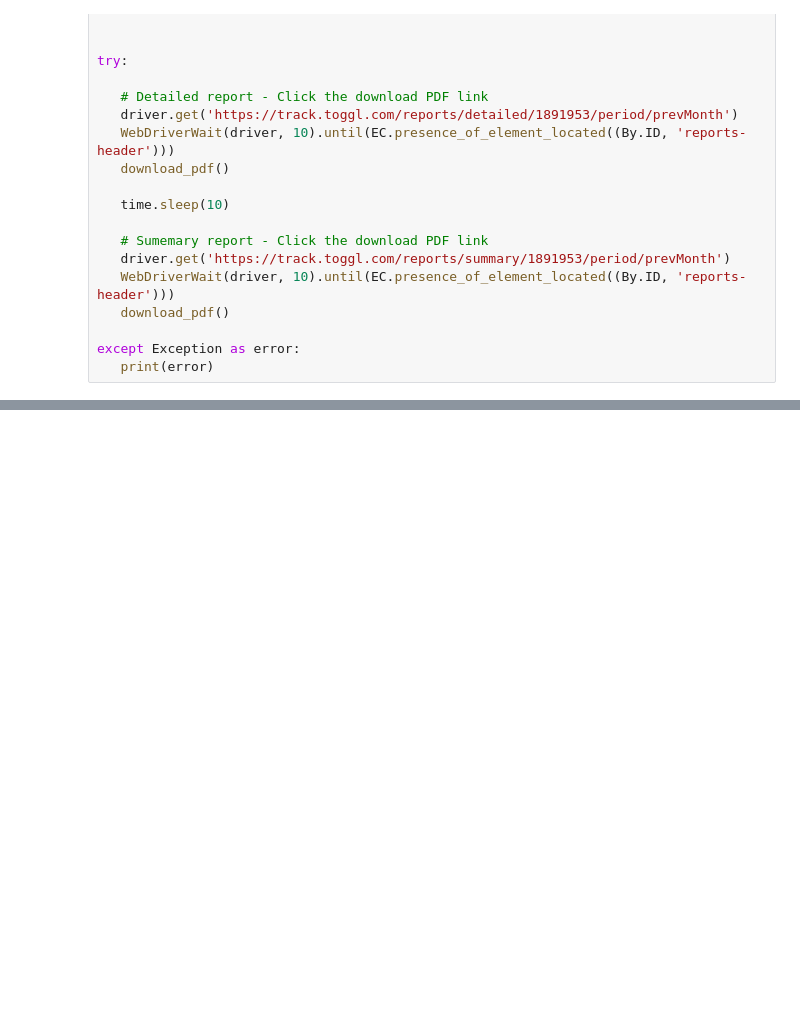
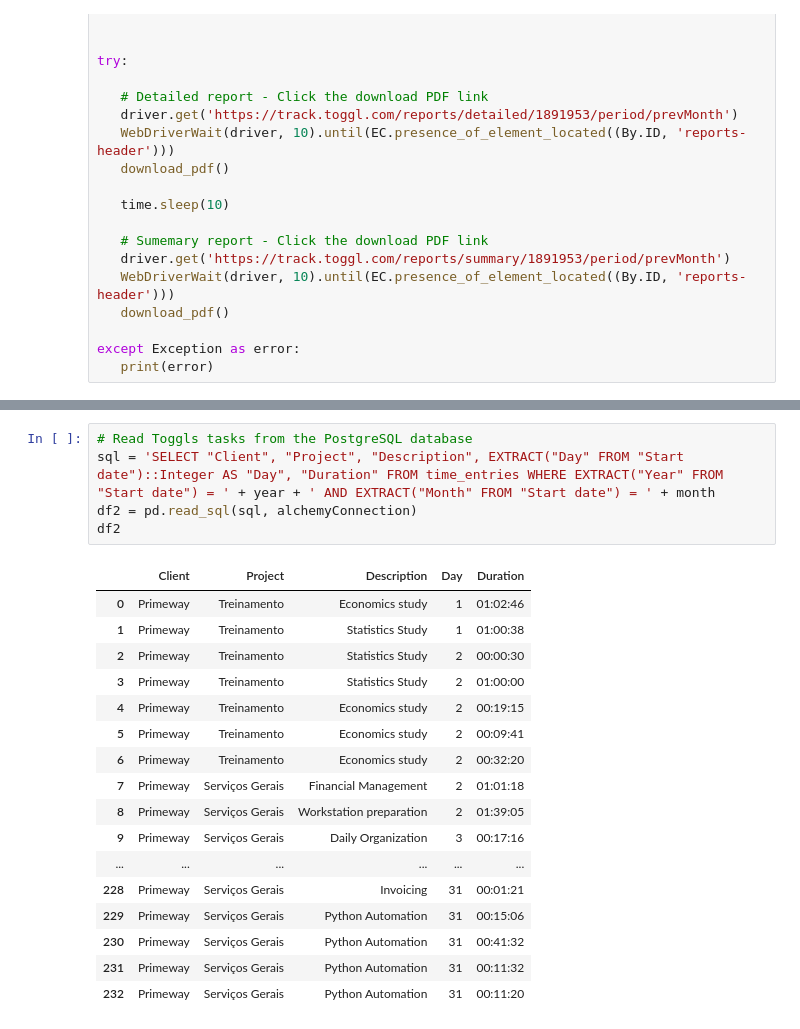
Before and after one commit to olcarvalho/Administrative-Tasks-Automation, a Jupyter notebook: Monthly-Accounting.ipynb, the cells around one changed output, grey strips where cells are left out. Cells and saved outputs as stored; diff of their text form; blank space fills up the shorter version.

Commit message:
Read time entries from  the database

```diff
--- a/Monthly-Accounting.ipynb
+++ b/Monthly-Accounting.ipynb
@@ -277,0 +248,23 @@ df
+# %%
+# Read Toggls tasks from the PostgreSQL database
+sql = 'SELECT "Client", "Project", "Description", EXTRACT("Day" FROM "Start date")::Integer AS "Day", "Duration" FROM time_entries WHERE EXTRACT("Year" FROM "Start date") = ' + year + ' AND EXTRACT("Month" FROM "Start date") = ' + month
+df2 = pd.read_sql(sql, alchemyConnection)
+df2
+# %% [output]
+|  | Client | Project | Description | Day | Duration |
+| 0 | Primeway | Treinamento | Economics study | 1 | 01:02:46 |
+| 1 | Primeway | Treinamento | Statistics Study | 1 | 01:00:38 |
+| 2 | Primeway | Treinamento | Statistics Study | 2 | 00:00:30 |
+| 3 | Primeway | Treinamento | Statistics Study | 2 | 01:00:00 |
+| 4 | Primeway | Treinamento | Economics study | 2 | 00:19:15 |
+| 5 | Primeway | Treinamento | Economics study | 2 | 00:09:41 |
+| 6 | Primeway | Treinamento | Economics study | 2 | 00:32:20 |
+| 7 | Primeway | Serviços Gerais | Financial Management | 2 | 01:01:18 |
+| 8 | Primeway | Serviços Gerais | Workstation preparation | 2 | 01:39:05 |
+| 9 | Primeway | Serviços Gerais | Daily Organization | 3 | 00:17:16 |
+| ... | ... | ... | ... | ... | ... |
+| 228 | Primeway | Serviços Gerais | Invoicing | 31 | 00:01:21 |
+| 229 | Primeway | Serviços Gerais | Python Automation | 31 | 00:15:06 |
+| 230 | Primeway | Serviços Gerais | Python Automation | 31 | 00:41:32 |
+| 231 | Primeway | Serviços Gerais | Python Automation | 31 | 00:11:32 |
+| 232 | Primeway | Serviços Gerais | Python Automation | 31 | 00:11:20 |
```
Also changed, not shown: parts of 7 cells of this notebook.
